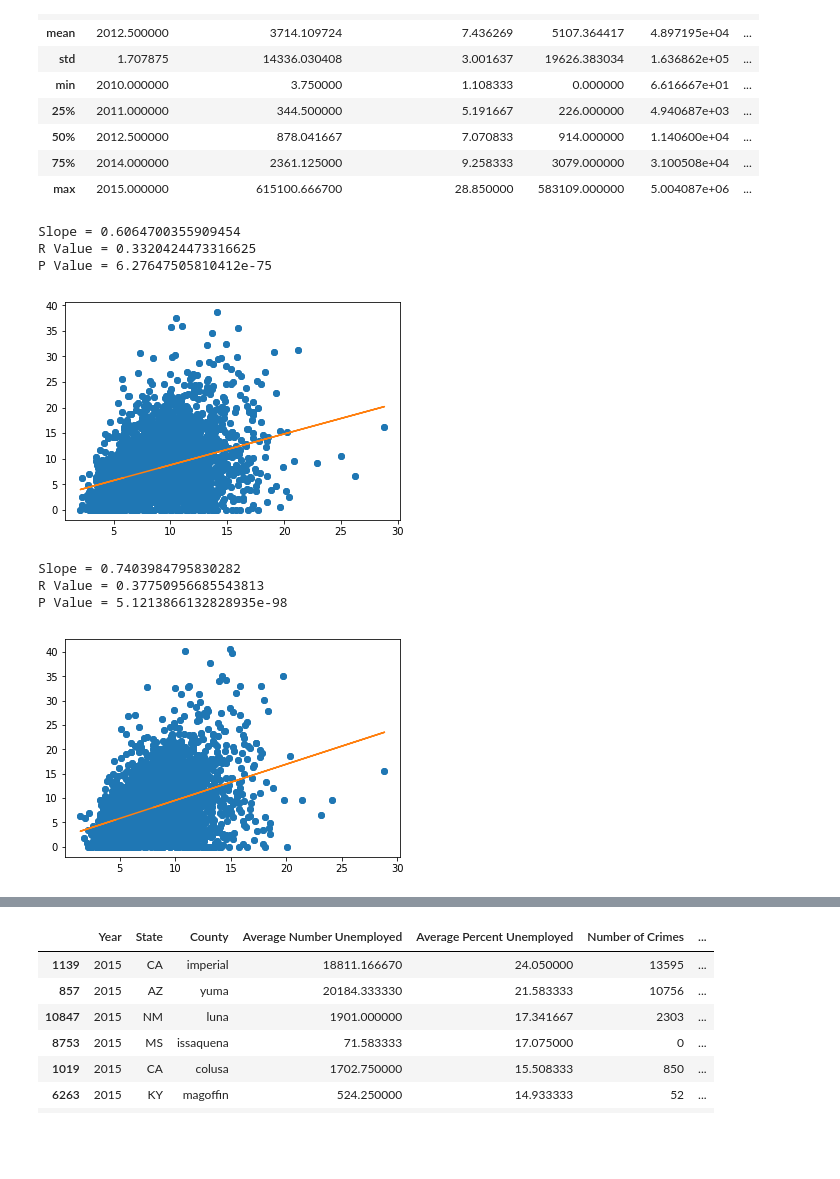
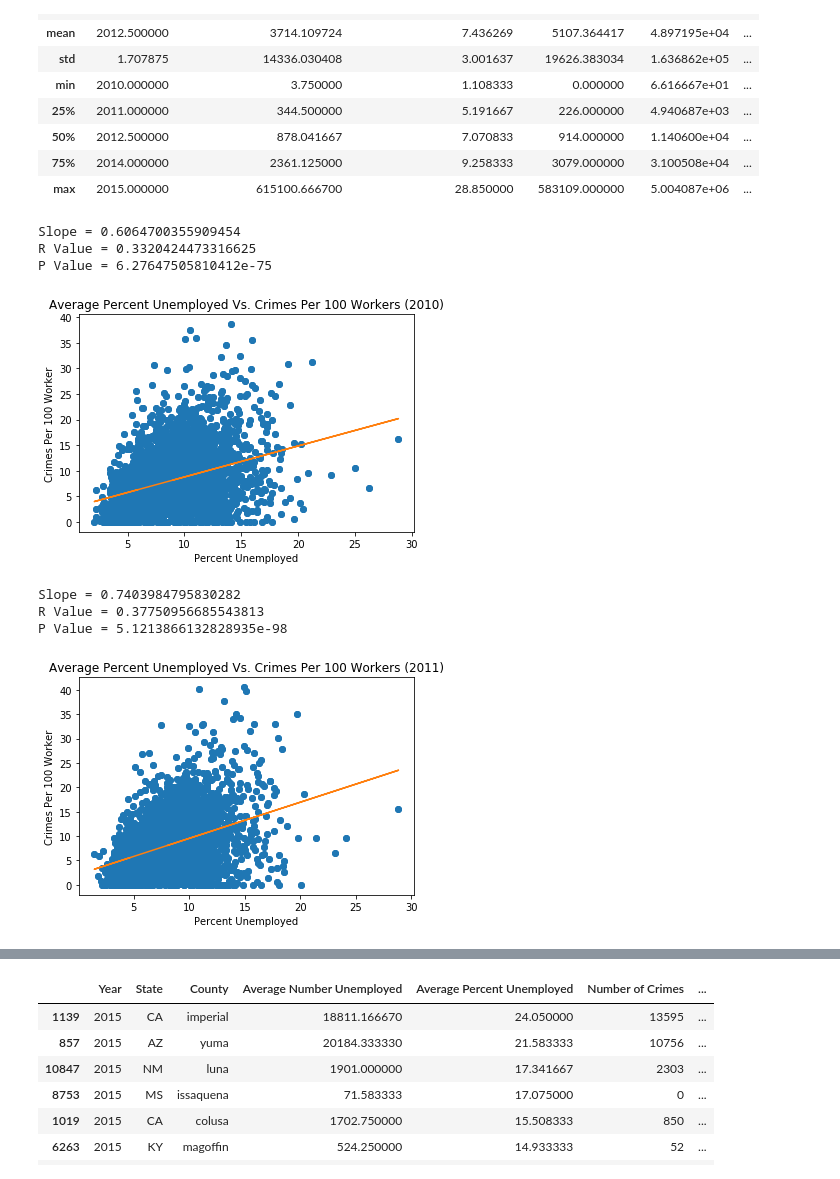
Before and after one commit to DLaury/ProjectOne, a Jupyter notebook: MergedDF.ipynb, the cells around one changed output, grey strips where cells are left out. Saved outputs shown, nothing was run; the diff lists cells and outputs as text; code cells hidden in the pictures; blank space fills up the shorter version.

```diff
--- a/MergedDF.ipynb
+++ b/MergedDF.ipynb
@@ -86,19 +85,23 @@ year2015DF = formattedDF[formattedDF['Year']==2015]
 # %%
 plt.scatter(year2010DF['Average Percent Unemployed'], year2010DF['Crimes Per 100 Workers'])
 x = year2010DF['Average Percent Unemployed']
 y = year2010DF['Crimes Per 100 Workers']
 slope, intercept, r_value, p_value, std_err = stats.linregress(x,y)
 line = slope*x+intercept
 
 plt.plot(x,y,'o', x, line)
+plt.title('Average Percent Unemployed Vs. Crimes Per 100 Workers (2010)')
+plt.xlabel("Percent Unemployed")
+plt.ylabel('Crimes Per 100 Worker')
 print(f"Slope = {slope}")
 print(f"R Value = {r_value}")
 print(f"P Value = {p_value}")
+plt.savefig('Unemployment_Vs_Crime2010.png')
 # %% [output]
 Slope = 0.6064700355909454
 R Value = 0.3320424473316625
 P Value = 6.27647505810412e-75
-[figure, old version]
+[figure, new version]
 # %%
 plt.scatter(year2011DF['Average Percent Unemployed'], year2011DF['Crimes Per 100 Workers'])
 x2 = year2011DF['Average Percent Unemployed']
@@ -107,14 +110,18 @@ slope, intercept, r_value, p_value, std_err = stats.linregress(x2,y2)
 line2 = slope*x2+intercept
 
 plt.plot(x2,y2,'o', x2, line2)
+plt.title('Average Percent Unemployed Vs. Crimes Per 100 Workers (2011)')
+plt.xlabel("Percent Unemployed")
+plt.ylabel('Crimes Per 100 Worker')
 print(f"Slope = {slope}")
 print(f"R Value = {r_value}")
 print(f"P Value = {p_value}")
+plt.savefig('Unemployment_Vs_Crime2011.png')
 # %% [output]
 Slope = 0.7403984795830282
 R Value = 0.37750956685543813
 P Value = 5.1213866132828935e-98
-[figure, old version]
+[figure, new version]
 # %%
 plt.scatter(year2012DF['Average Percent Unemployed'], year2012DF['Crimes Per 100 Workers'])
 x3 = year2012DF['Average Percent Unemployed']
```
Also changed, not shown: parts of 44 cells of this notebook, 26 other files.
